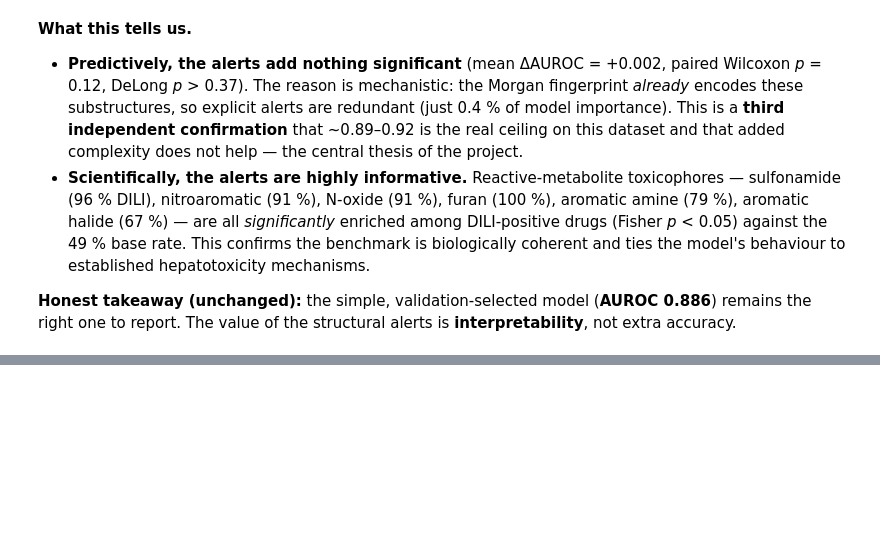
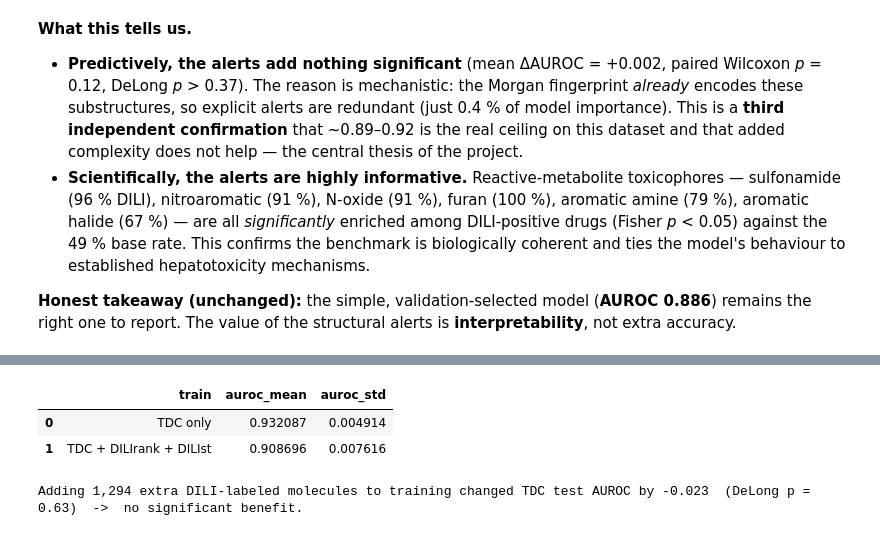
Before and after one commit to ImSifat7/Prediction-of-Drug-Induced-Liver-Injury-DILI-Using-Graph-Based-Machine-Learning-Models-, a Jupyter notebook: DILI_project_notebook.ipynb, the cells around one changed output, grey strips where cells are left out. Drawn from its saved outputs; the diff is of its cells as text; code cells hidden in the pictures; blank space fills up the shorter version.

```diff
--- a/DILI_project_notebook.ipynb
+++ b/DILI_project_notebook.ipynb
@@ -465,0 +540,12 @@ alerts is **interpretability**, not extra accuracy.
+# %%
+mg = pd.read_csv(RESULTS / "multi_dataset_merged.csv")
+display(mg[["train", "auroc_mean", "auroc_std"]])
+delta = mg.auroc_mean.iloc[1] - mg.auroc_mean.iloc[0]
+pval = mg["delong_p"].dropna().iloc[0]
+print(f"Adding 1,294 extra DILI-labeled molecules to training changed TDC test AUROC "
+      f"by {delta:+.3f}  (DeLong p = {pval:.2f})  ->  no significant benefit.")
+# %% [output]
+|  | train | auroc_mean | auroc_std |
+| 0 | TDC only | 0.932087 | 0.004914 |
+| 1 | TDC + DILIrank + DILIst | 0.908696 | 0.007616 |
+Adding 1,294 extra DILI-labeled molecules to training changed TDC test AUROC by -0.023  (DeLong p = 0.63)  ->  no significant benefit.
```
Also changed, not shown: parts of 8 cells of this notebook, 10 other files.
